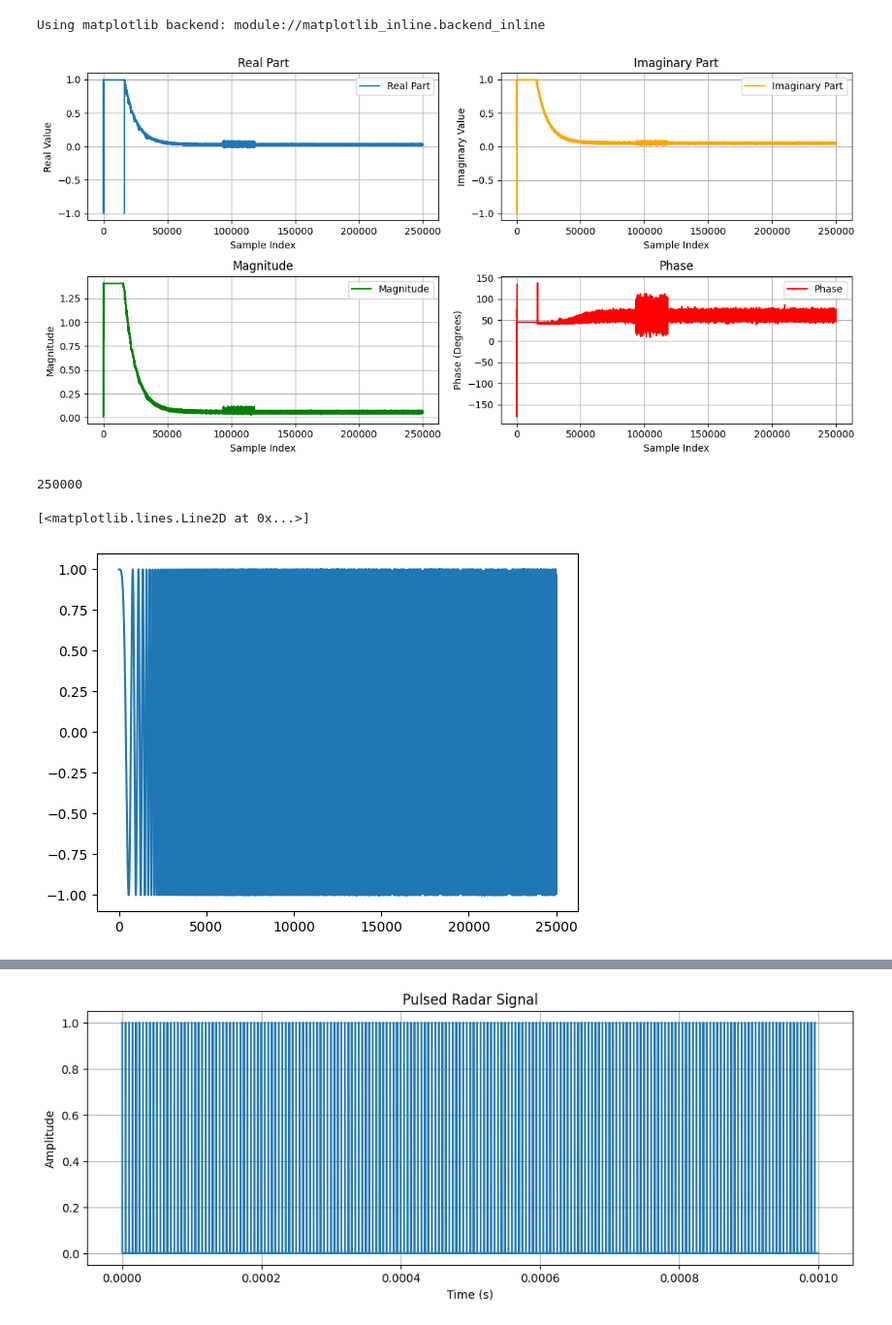
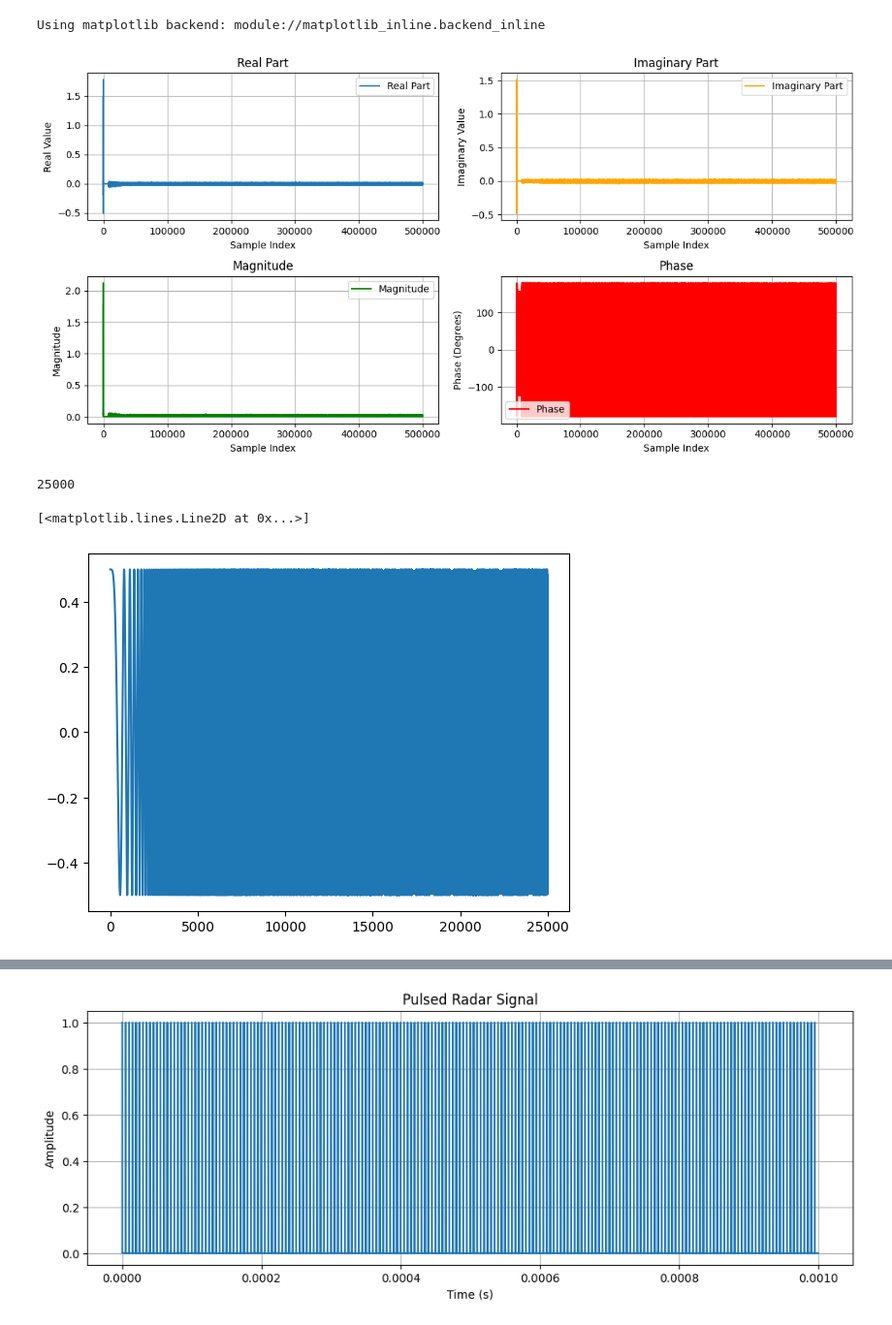
Before and after one commit to murrayinglis/sdr-config, a Jupyter notebook: plots.ipynb, the cells around one changed output, grey strips where cells are left out. Shown at 97% size. Cells and saved outputs as stored; diff of their text form; code cells hidden in the pictures.

Commit message:
Implementing pulsed radar from online - TODO

```diff
--- a/plots.ipynb
+++ b/plots.ipynb
@@ -41,29 +124,13 @@ warnings.filterwarnings('ignore')
 # %%
+fs = 25e6
+
+# Define the path to your binary file
+file_path = 'outputs/pulsed_test.bin'
 
 
-# Define the path to your binary file
-file_path = 'outputs/loopback_from_file_test.bin'
+complex_data = read_iq_bin(file_path)
+complex_data = notch_filter(complex_data, fs)
 
-
-# Read the binary file
-with open(file_path, 'rb') as file:
-    # Read the data into a numpy array
-    # The dtype should match the type of data in the file (double = float64)
-    data = np.fromfile(file, dtype=np.float64)
-
-# Reshape or process the data if needed
-# Here we assume data was written as 2 doubles per sample
-num_new_samples = int(len(data)/2)
-data = data.reshape((num_new_samples, 2))
-#data = data[30000:32000]
-
-
-# Create complex numbers from the real and imaginary parts
-complex_data = data[:, 0] + 1j * data[:, 1]
-
-fs = 25e6
-fft_data = np.fft.fftshift(np.fft.fft(complex_data))
-fft_freq_axis = np.fft.fftfreq(len(fft_data),1/fs)
 
 # Compute magnitude and phase
 magnitudes = np.abs(complex_data)
@@ -83,34 +150,32 @@ axs[0, 0].legend()
 axs[0, 0].grid(True)
 
 # Plot imaginary part
 axs[0, 1].plot(np.imag(complex_data), label='Imaginary Part', color='orange')
 axs[0, 1].set_title('Imaginary Part')
 axs[0, 1].set_xlabel('Sample Index')
 axs[0, 1].set_ylabel('Imaginary Value')
 axs[0, 1].legend()
 axs[0, 1].grid(True)
 
 # Plot magnitude
 axs[1, 0].plot(magnitudes, label='Magnitude', color='green')
 axs[1, 0].set_title('Magnitude')
 axs[1, 0].set_xlabel('Sample Index')
 axs[1, 0].set_ylabel('Magnitude')
 axs[1, 0].legend()
 axs[1, 0].grid(True)
 
 # Plot phase
 axs[1, 1].plot(phases, label='Phase', color='red')
 axs[1, 1].set_title('Phase')
 axs[1, 1].set_xlabel('Sample Index')
 axs[1, 1].set_ylabel('Phase (Degrees)')
 axs[1, 1].legend()
 axs[1, 1].grid(True)
 
 # Adjust layout
 plt.tight_layout()
 plt.show()
-
-print(num_new_samples)
 # %% [output]
-[figure, old version]
+[figure, new version]
-250000
+25000
@@ -219,7 +184,7 @@ plt.show()
 
 # params
 # relative to TX centre freq
-amplitude = 1
+amplitude = 0.5
 
 sampleRate = 50e6
 signalLengthTime = 1e-4
@@ -259,4 +224,4 @@ with open('sweep.csv', 'w', newline='') as csvfile:
 plt.plot(result)
 # %% [output]
 [<matplotlib.lines.Line2D at 0x...>]
-[figure, old version]
+[figure, new version]
```
Also changed, not shown: parts of 7 cells of this notebook, 27 other files.
